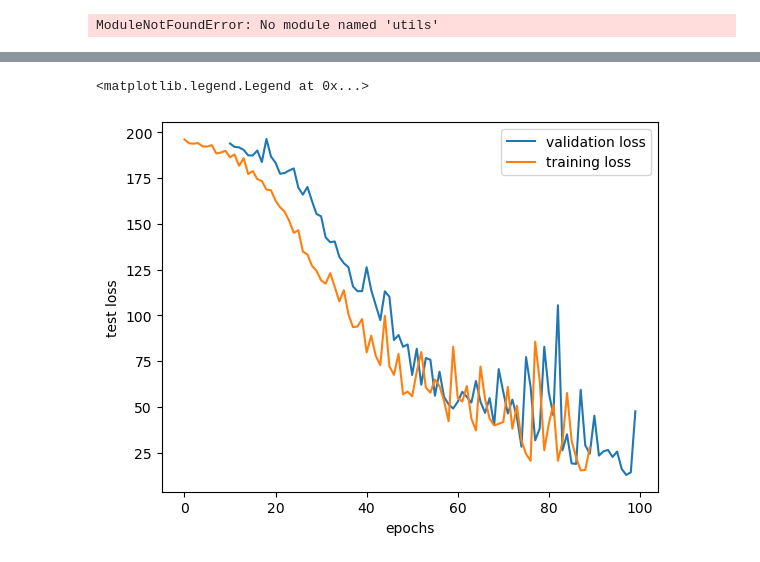
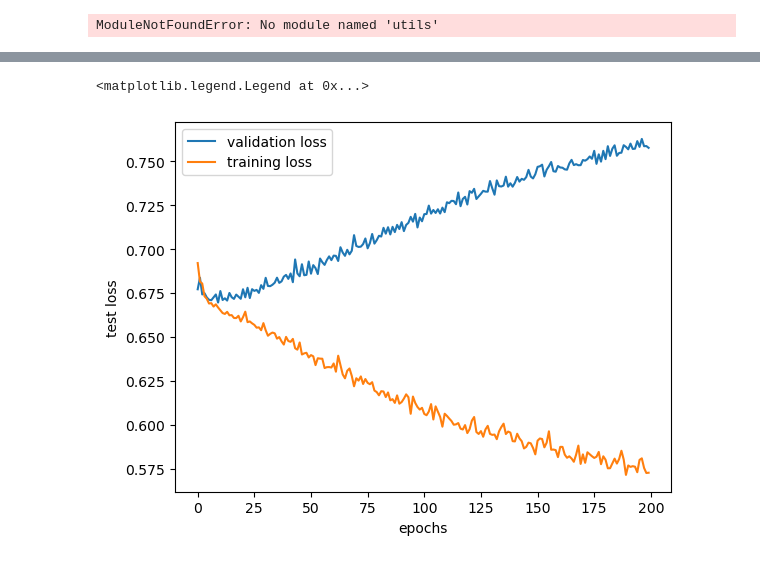
Before and after one commit to NinoHerve/NetworkMachineLearning_2023, a Jupyter notebook: NotebooksNino/EEG_gnn1.ipynb, the cells around one changed output, grey strips where cells are left out. Saved outputs shown, nothing was run; the diff lists cells and outputs as text; code cells hidden in the pictures.

Commit message:
simple conv model

```diff
--- a/NotebooksNino/EEG_gnn1.ipynb
+++ b/NotebooksNino/EEG_gnn1.ipynb
@@ -193,7 +193,7 @@ def data_split(graph_data, lengths):
     splits = np.cumsum([int(size_*l) for l in lengths])[:-1]
     indices = np.split(indices, splits)
 
-    datas  = [graph_data[ids] for ids in indices]
+    datas  = [graph_data[ids].copy() for ids in indices]
 
     return datas
 
@@ -219,9 +219,7 @@ def train(dataloader, model, loss_fn, optimizer, device='cpu', clip=None):
 
         tra_loss += loss.item()
 
-    #tra_loss /= num_batches
-
-    return tra_loss
+    return tra_loss / len(dataloader)
 
 def valid(dataloader, model, loss_fn, device='cpu'):
     size = len(dataloader.dataset)
@@ -236,7 +234,7 @@ def valid(dataloader, model, loss_fn, device='cpu'):
             pred = model(batch.to(device)).squeeze()
             val_loss += loss_fn(pred, y).item()
             correct += ((pred>0.5) == y).type(torch.float).sum().item()
-    #val_loss /= num_batches
+    val_loss /= num_batches
     correct /= size
     print(f"Test Error: \n Accuracy: {(100*correct):>0.1f}%, Avg loss: {val_loss:>8f} \n")
 
@@ -357,32 +360,29 @@ from utils.models import GNN, GNN2
 import matplotlib.pyplot as plt
 from torch_geometric.loader import DataLoader
 
-device = 'cpu' if torch.cuda.is_available() else 'cpu'
+device = 'cuda' if torch.cuda.is_available() else 'cpu'
 
 root = Path('../EEGDataset/')
 subjects = ['sub-01']
 feat_transform = lambda var: extract_features(var, features)
 graph_data = GraphDataset(root, subjects, feat_transform)
 
-#train_data, test_data = data_split(graph_data, [1, 0])
-samples = np.random.randint(0,588,470)
-train_data = graph_data[samples]
-test_data = graph_data[3,4,5]
+train_data, test_data = data_split(graph_data, [0.8, 0.2])
 
 # standardize values
 scaler = StandardScaler()
 scaler.fit_transform(train_data)
 scaler.transform(test_data)
 
-train_loader = DataLoader(train_data, batch_size=2, shuffle=True)
+train_loader = DataLoader(train_data, batch_size=32, shuffle=True)
 test_loader  = DataLoader(test_data, batch_size=32)
 
 # Training parameters
 lr = 0.001
-epochs = 100
+epochs = 200
 
 # model
-model = GNN(in_channels=12, hid_channels=64).to(device)
+model = GNN2(in_channels=12, hid_channels=len(train_data)).to(device)
 
 print('Number of parameters for model: ', sum([x.reshape(-1).shape[0] for x in model.parameters()]))
 
@@ -395,6 +395,6 @@ val_loss = []
 for t in range(epochs):
     print(f"Epoch {t+1}\n-------------------------------")
     tra_loss.append(train(train_loader, model, loss_fn, optimizer, device=device))
-    val_loss.append(valid(train_loader, model, loss_fn, device=device))
+    val_loss.append(valid(test_loader, model, loss_fn, device=device))
 print('Done!')
 # %% [output]
@@ -417,13 +417,13 @@ Test Error:
 Done!
 # %%
 e = range(epochs)
-plt.plot(e[10:], val_loss[10:], tra_loss[10:])
+plt.plot(e[:], val_loss[:], tra_loss[:])
 plt.xlabel('epochs')
 plt.ylabel('test loss')
 plt.legend(['validation loss', 'training loss'])
 # %% [output]
 <matplotlib.legend.Legend at 0x...>
-[figure, old version]
+[figure, new version]
 # %%
 valid(train_loader, model, loss_fn, device=device)
 # %% [output]
```
Also changed, not shown: parts of 7 cells of this notebook, 1 other file.
